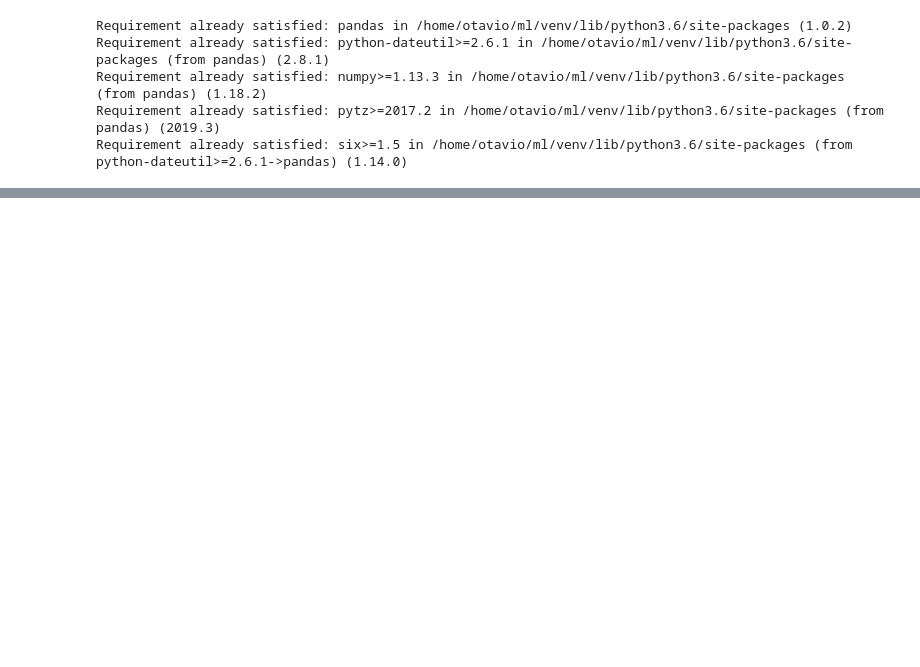
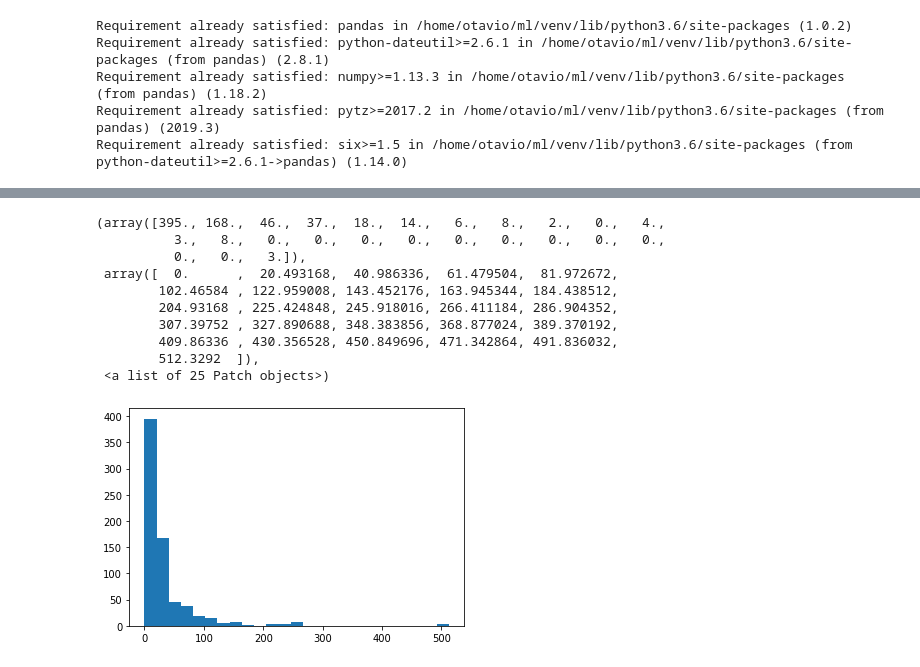
Before and after one commit to otaviobertucini/Machine-Learning-Algorithms, a Jupyter notebook: files/titanic/main.ipynb, the cells around one changed output, grey strips where cells are left out. Saved outputs shown, nothing was run; the diff lists cells and outputs as text; code cells hidden in the pictures; blank space fills up the shorter version.

```diff
--- a/files/titanic/main.ipynb
+++ b/files/titanic/main.ipynb
@@ -21,0 +108,14 @@ data.head()
+# %%
+plt.hist(data['Fare'], bins='scott')
+# %% [output]
+(array([395., 168.,  46.,  37.,  18.,  14.,   6.,   8.,   2.,   0.,   4.,
+          3.,   8.,   0.,   0.,   0.,   0.,   0.,   0.,   0.,   0.,   0.,
+          0.,   0.,   3.]),
+ array([  0.      ,  20.493168,  40.986336,  61.479504,  81.972672,
+        102.46584 , 122.959008, 143.452176, 163.945344, 184.438512,
+        204.93168 , 225.424848, 245.918016, 266.411184, 286.904352,
+        307.39752 , 327.890688, 348.383856, 368.877024, 389.370192,
+        409.86336 , 430.356528, 450.849696, 471.342864, 491.836032,
+        512.3292  ]),
+ <a list of 25 Patch objects>)
+[figure, added]
```
Also changed, not shown: parts of 7 cells of this notebook.
